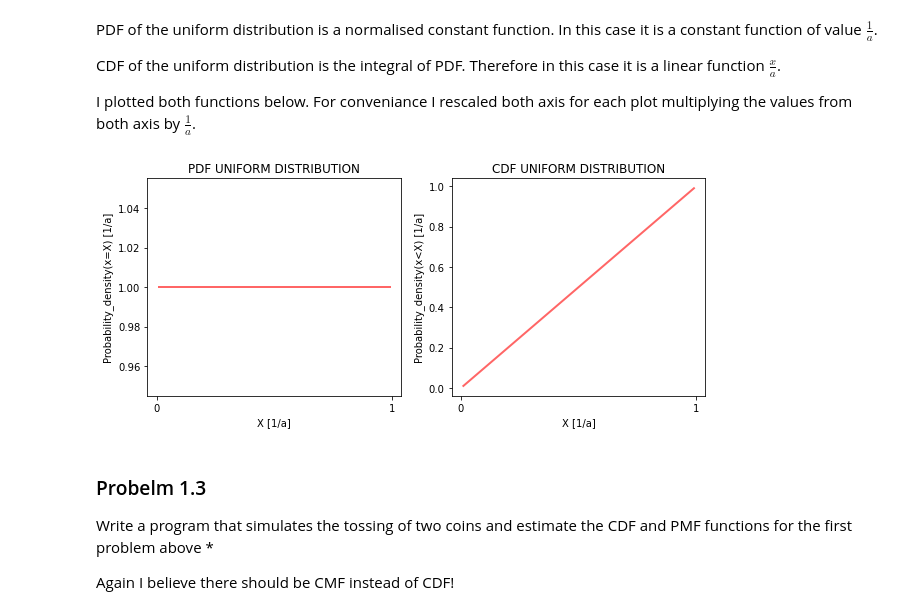
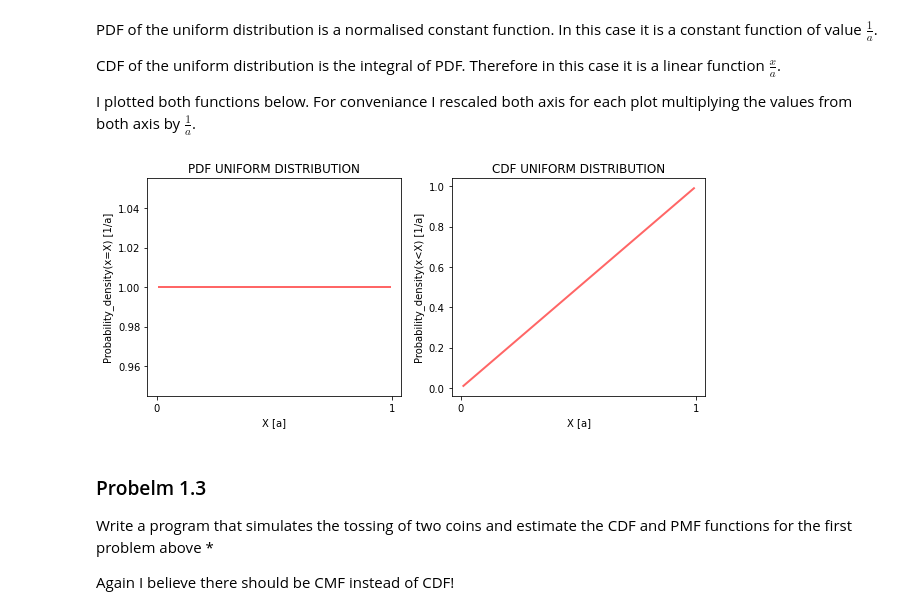
Before and after one commit to kmiec96/Modern-data-science, a Jupyter notebook: ML_2021_set2.ipynb, the cells around one changed output. Drawn from its saved outputs; the diff is of its cells as text; code cells hidden in the pictures.

```diff
--- a/ML_2021_set2.ipynb
+++ b/ML_2021_set2.ipynb
@@ -79,25 +79,25 @@ I plotted both functions below. For conveniance I rescaled both axis for each pl
 # %%
 from scipy.stats import uniform
 mean, var, skew, kurt = uniform.stats(moments='mvsk')
 
 x = np.linspace(uniform.ppf(0.01), uniform.ppf(0.99), 100)
 
 
 fig, (ax1, ax2) = plt.subplots(1, 2,figsize=(10, 4))
 ax1.set_title("PDF UNIFORM DISTRIBUTION")
-ax1.set_xlabel("X [1/a]")
+ax1.set_xlabel("X [a]")
 ax1.set_ylabel("Probability_density(x=X) [1/a]")
 ax1.set_xticks(np.arange(0, 2.1, step=1))
 ax1.plot(x, uniform.pdf(x),'r-', lw=2, alpha=0.6, label='uniform pdf')
 
 ax2.set_title("CDF UNIFORM DISTRIBUTION")
-ax2.set_xlabel("X [1/a]")
+ax2.set_xlabel("X [a]")
 ax2.set_ylabel("Probability_density(x<X) [1/a]")
 ax2.set_xticks(np.arange(0, 2.1, step=1))
 ax2.plot(x, uniform.cdf(x),'r-', lw=2, alpha=0.6, label='uniform cdf')
 plt.show()
 # %% [output]
-[figure, old version]
+[figure, new version]
 # %% [markdown]
 ### Probelm 1.3
 Write a program that simulates the tossing of two coins and estimate the CDF and PMF functions for the first problem above *
```
